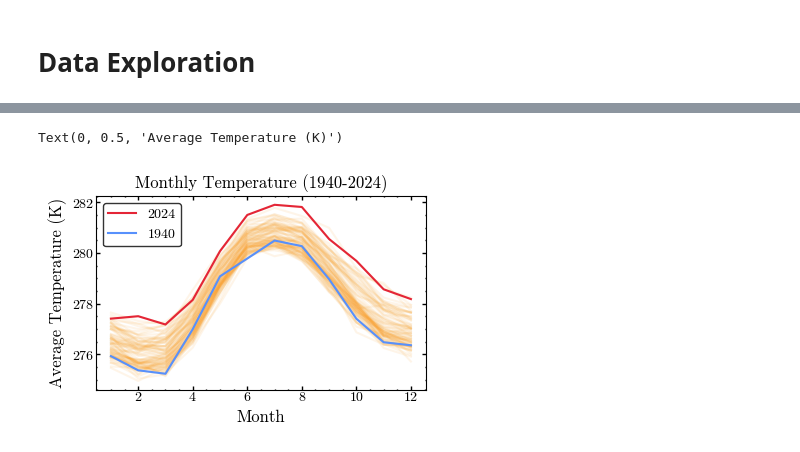
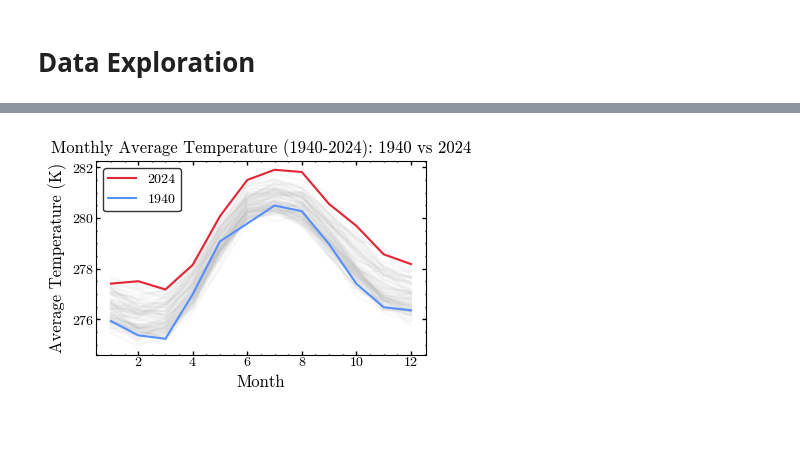
Before and after one commit to iragca/DS412-Time-Series-Analysis-and-Stochastic-Processes, a Jupyter notebook: notebooks/1.0-Case-Study.ipynb, the cells around one changed output, grey strips where cells are left out. Drawn from its saved outputs; the diff is of its cells as text; code cells hidden in the pictures.

Commit message:
rendered some plots

```diff
--- a/notebooks/1.0-Case-Study.ipynb
+++ b/notebooks/1.0-Case-Study.ipynb
@@ -53,3 +53,7 @@ shape: (31_046, 4)
 | 2024 | 12 | 31 | 278.088689 |
 # %% [markdown]
 # Data Exploration
+# %%
+from src.utils import ensure_path
+PLOTS = DirectoryPaths.FIGURES_DIR.value / "plots"
+ensure_path(PLOTS)
@@ -67,0 +82,25 @@ Text(0, 0.5, 'Average Temperature (K)')
+# %%
+monthly_temp = temp_data.group_by(
+    ["temp_year", "temp_month"]
+    ).agg(pl.col("avg_temp").mean())
+
+for year in range(1940, 2025):
+    sns.lineplot(
+        data=monthly_temp.filter(pl.col("temp_year") == year),
+        x="temp_month",
+        y="avg_temp",
+        color=Color.ORANGE.value,
+        alpha=0.5,
+        legend=None
+        )
+
+plt.title("Monthly Average Temperature (1940-2024)")
+plt.xlabel("Month")
+plt.ylabel("Average Temperature (K)")
+
+plt.savefig(
+    PLOTS / "monthly-average-temperature-1940-2024_dpi-900.png",
+    dpi=900,
+    transparent=True,
+    bbox_inches="tight"
+    )
@@ -72,34 +113,40 @@ monthly_temp = temp_data.group_by(
 
 for year in range(1940, 2025):
     sns.lineplot(
         data=monthly_temp.filter(pl.col("temp_year") == year),
         x="temp_month",
         y="avg_temp",
-        color=Color.ORANGE.value,
+        color=Color.LIGHT_GRAY.value,
         alpha=0.1,
         legend=None
         )
 
 sns.lineplot(
     data=monthly_temp.filter(pl.col("temp_year") == 2024),
     x="temp_month",
     y="avg_temp",
     color=Color.RED.value,
     legend=True,
     label="2024"
 )
 sns.lineplot(
     data=monthly_temp.filter(pl.col("temp_year") == 1940),
     x="temp_month",
     y="avg_temp",
     color=Color.BLUE.value,
     legend=True,
     label="1940"
 )
 
-plt.title("Monthly Temperature (1940-2024)")
+plt.title("Monthly Average Temperature (1940-2024): 1940 vs 2024")
 plt.xlabel("Month")
 plt.ylabel("Average Temperature (K)")
+
+plt.savefig(
+    PLOTS / "monthly-average-temperature-1940-2024-1940vs2024.png",
+    dpi=300,
+    transparent=True,
+    bbox_inches="tight"
+    )
 # %% [output]
-Text(0, 0.5, 'Average Temperature (K)')
-[figure, old version]
+[figure, new version]
```
Also changed, not shown: parts of 6 cells of this notebook, 4 other files.
